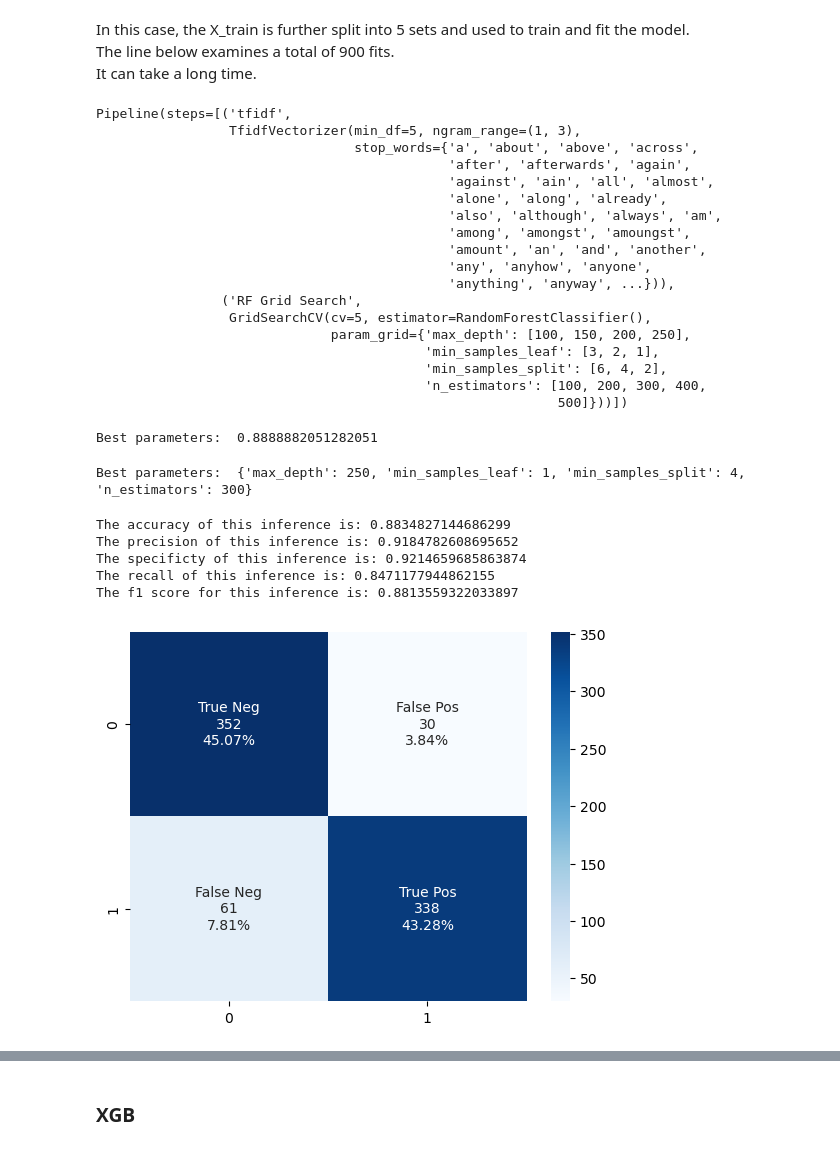
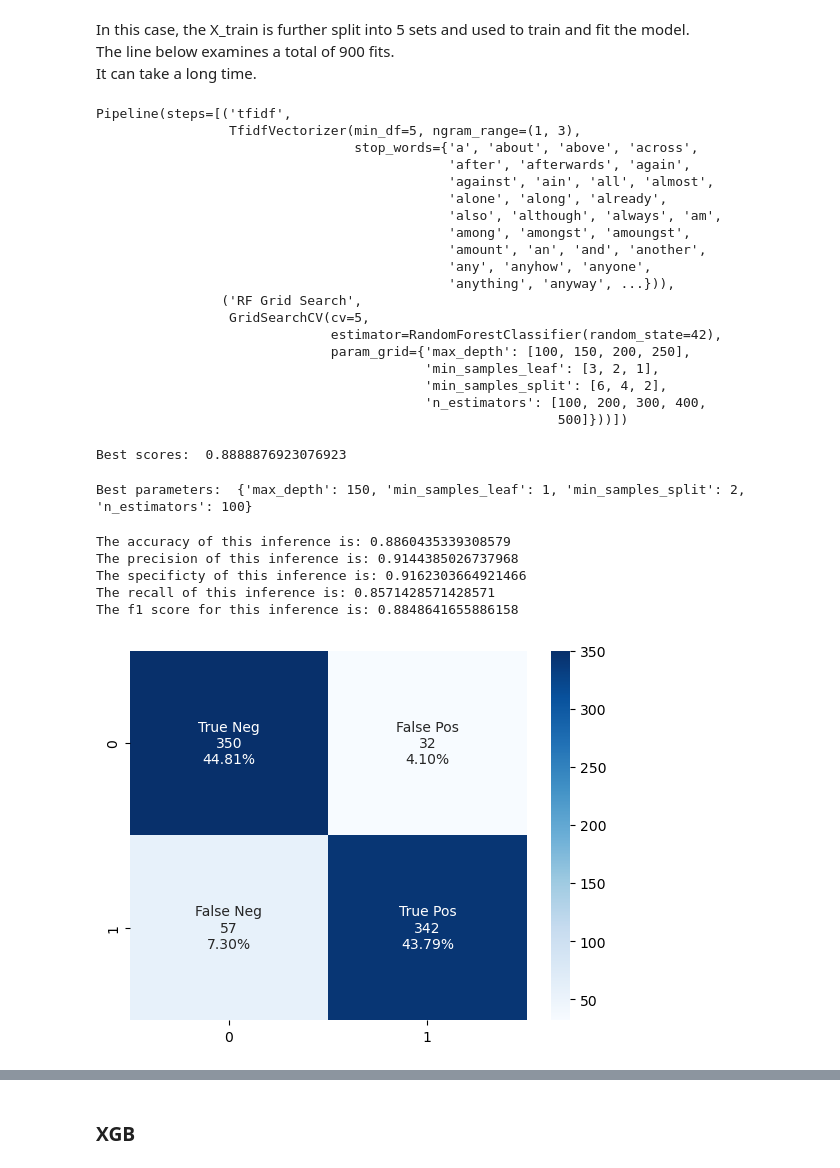
Before and after one commit to Luke-zm/DSI_Proj, a Jupyter notebook: project_3/code/modelling.ipynb, the cells around one changed output, grey strips where cells are left out. Drawn from its saved outputs; the diff is of its cells as text; code cells hidden in the pictures.

Commit message:
add>final modelling

```diff
--- a/project_3/code/modelling.ipynb
+++ b/project_3/code/modelling.ipynb
@@ -371,0 +412,7 @@ Since my goal is to accurately predict the origin of my post title, the selected
+# %%
+log_pipeline = Pipeline([
+    ('tfidf', TfidfVectorizer(min_df=5, ngram_range=(1,3), stop_words=my_stop_words)),
+    ('logistic', LogisticRegression()),
+])
+# %%
+log_pipeline.fit(X_train, y_train)
@@ -493,20 +655,21 @@ Pipeline(steps=[('tfidf',
                                              'any', 'anyhow', 'anyone',
                                              'anything', 'anyway', ...})),
                 ('RF Grid Search',
-                 GridSearchCV(cv=5, estimator=RandomForestClassifier(),
+                 GridSearchCV(cv=5,
+                              estimator=RandomForestClassifier(random_state=42),
                               param_grid={'max_depth': [100, 150, 200, 250],
                                           'min_samples_leaf': [3, 2, 1],
                                           'min_samples_split': [6, 4, 2],
                                           'n_estimators': [100, 200, 300, 400,
                                                            500]}))])
 # %%
-print("Best parameters: ", rf_grid_search_CV[1].best_score_)
+print("Best scores: ", rf_grid_search_CV[1].best_score_)
 # %% [output]
-Best parameters:  0.8888882051282051
+Best scores:  0.8888876923076923
 # %%
 print("Best parameters: ", rf_grid_search_CV[1].best_params_)
 # %% [output]
-Best parameters:  {'max_depth': 250, 'min_samples_leaf': 1, 'min_samples_split': 4, 'n_estimators': 300}
+Best parameters:  {'max_depth': 150, 'min_samples_leaf': 1, 'min_samples_split': 2, 'n_estimators': 100}
 # %%
 # Train a model using the parameters above.
 RF_pipeline = Pipeline([
@@ -521,13 +684,13 @@ RF_pipeline = Pipeline([
 ])
 # %%
 RF_pipeline.fit(X_train, y_train)
-y_final_RF_pred = RF_pipeline.predict(X_test)
-print_confusion_matrix(y_test, y_final_RF_pred)
-metrics_for_model(y_test, y_final_RF_pred);
+y_RF_pred_final = RF_pipeline.predict(X_test)
+print_confusion_matrix(y_test, y_RF_pred_final)
+metrics_for_model(y_test, y_RF_pred_final);
 # %% [output]
-The accuracy of this inference is: 0.8834827144686299
-The precision of this inference is: 0.9184782608695652
-The specificty of this inference is: 0.9214659685863874
-The recall of this inference is: 0.8471177944862155
-The f1 score for this inference is: 0.8813559322033897
+The accuracy of this inference is: 0.8860435339308579
+The precision of this inference is: 0.9144385026737968
+The specificty of this inference is: 0.9162303664921466
+The recall of this inference is: 0.8571428571428571
+The f1 score for this inference is: 0.8848641655886158
-[figure, old version]
+[figure, new version]
```
Also changed, not shown: parts of 78 cells of this notebook, 2 other files.
